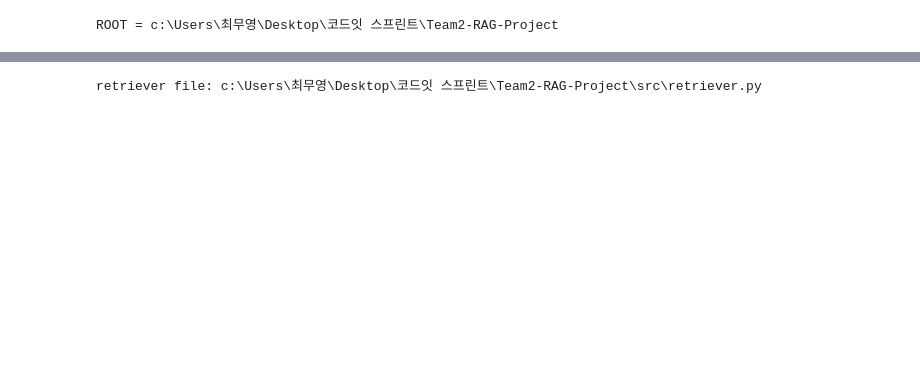
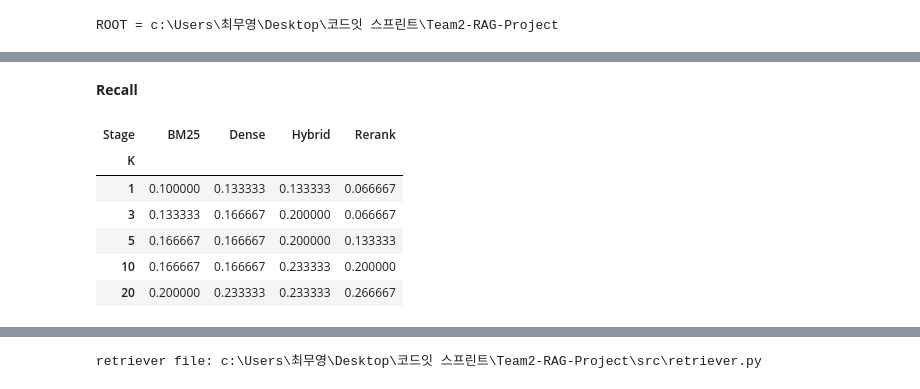
Before and after one commit to juyoung-song/Team2-RAG-Project, a Jupyter notebook: notebook/run_eval.ipynb, the cells around one changed output, grey strips where cells are left out. Cells and saved outputs as stored; diff of their text form; code cells hidden in the pictures; blank space fills up the shorter version.

```diff
--- a/notebook/run_eval.ipynb
+++ b/notebook/run_eval.ipynb
@@ -159,0 +373,15 @@ df
+# %%
+pivot_recall = df.pivot(index="K", columns="Stage", values="Recall@K")
+pivot_mrr    = df.pivot(index="K", columns="Stage", values="MRR@K")
+# %% [markdown]
+**Recall**
+# %%
+pivot_recall
+# %% [output]
+| Stage | BM25 | Dense | Hybrid | Rerank |
+| K |  |  |  |  |
+| 1 | 0.100000 | 0.133333 | 0.133333 | 0.066667 |
+| 3 | 0.133333 | 0.166667 | 0.200000 | 0.066667 |
+| 5 | 0.166667 | 0.166667 | 0.200000 | 0.133333 |
+| 10 | 0.166667 | 0.166667 | 0.233333 | 0.200000 |
+| 20 | 0.200000 | 0.233333 | 0.233333 | 0.266667 |
```
Also changed, not shown: parts of 49 cells of this notebook, 8 other files.
